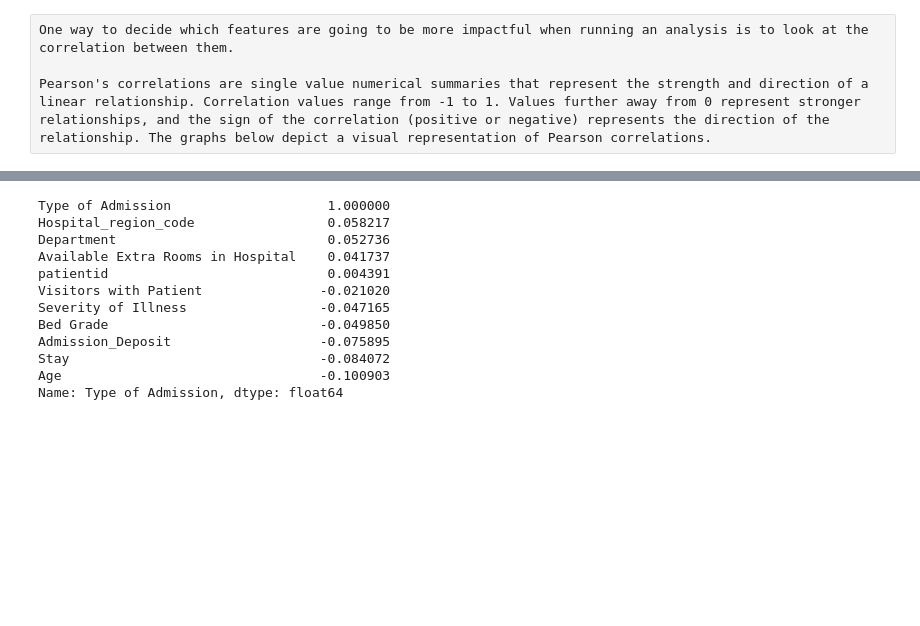
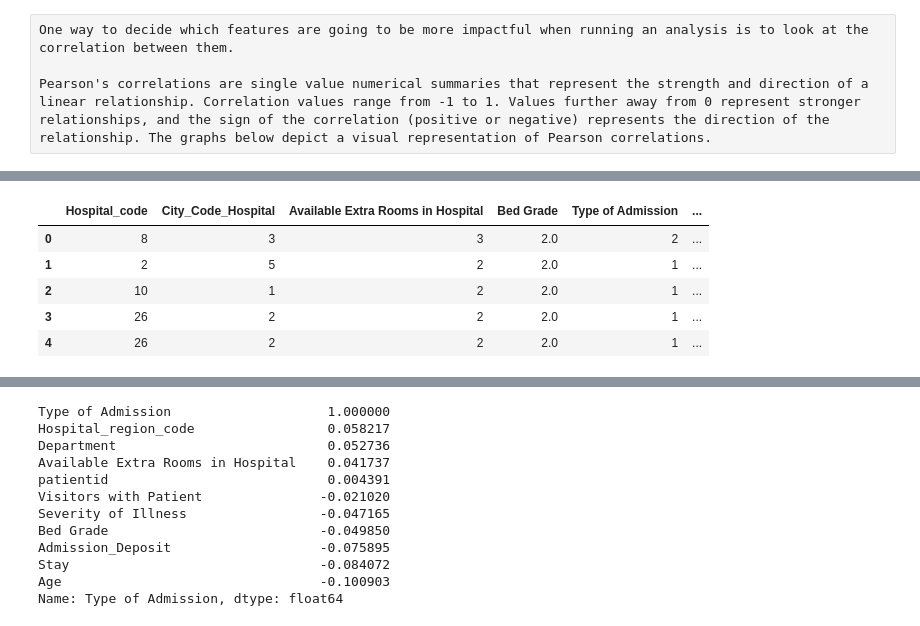
Before and after one commit to Baraa42/Elalami-Skakova-INM701-Coursework, a Jupyter notebook: healthcare.ipynb, the cells around one changed output, grey strips where cells are left out. Cells and saved outputs as stored; diff of their text form; code cells hidden in the pictures; blank space fills up the shorter version.

```diff
--- a/healthcare.ipynb
+++ b/healthcare.ipynb
@@ -594,0 +643,9 @@ cor_df = df.copy()
+# %%
+corr.head()
+# %% [output]
+|  | Hospital_code | City_Code_Hospital | Available Extra Rooms in Hospital | Bed Grade | Type of Admission | ... |
+| 0 | 8 | 3 | 3 | 2.0 | 2 | ... |
+| 1 | 2 | 5 | 2 | 2.0 | 1 | ... |
+| 2 | 10 | 1 | 2 | 2.0 | 1 | ... |
+| 3 | 26 | 2 | 2 | 2.0 | 1 | ... |
+| 4 | 26 | 2 | 2 | 2.0 | 1 | ... |
```
Also changed, not shown: parts of 70 cells of this notebook, 1 other file.
